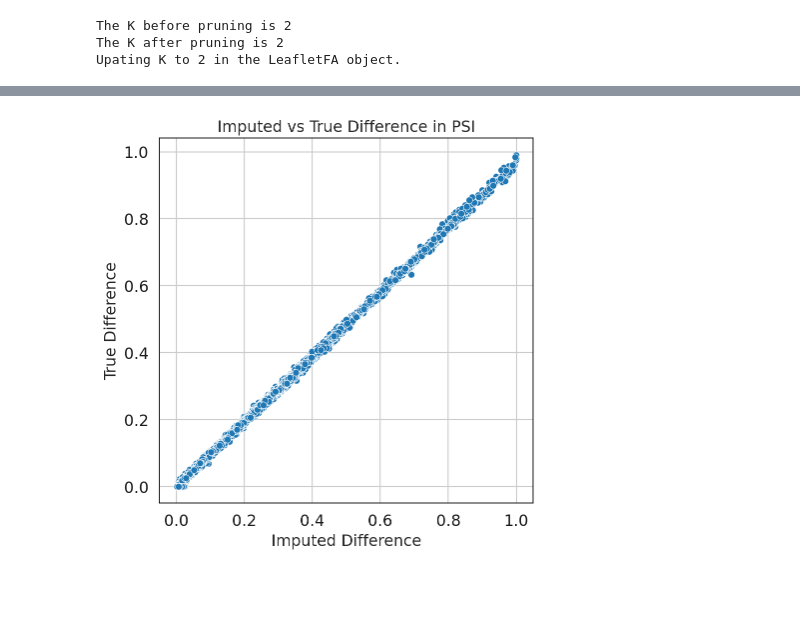
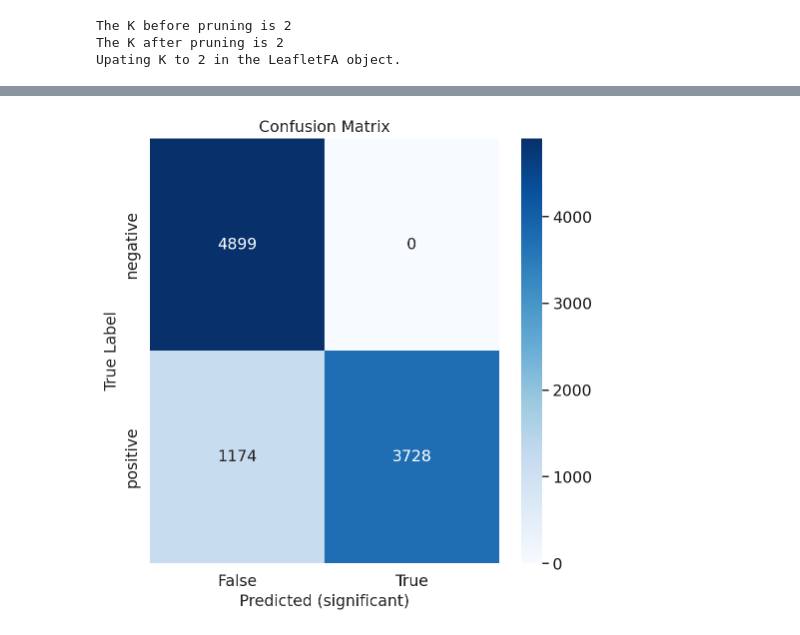
Before and after one commit to daklab/LeafletFA, a Jupyter notebook: notebooks/archive/simulation_analysis/leafletfa_simulation_test.ipynb, the cells around one changed output, grey strips where cells are left out. Cells and saved outputs as stored; diff of their text form; code cells hidden in the pictures; blank space fills up the shorter version.

```diff
--- a/notebooks/archive/simulation_analysis/leafletfa_simulation_test.ipynb
+++ b/notebooks/archive/simulation_analysis/leafletfa_simulation_test.ipynb
@@ -195,12 +165,24 @@ lr = 0.8
+# %%
+num_inits = params["num_inits"]
+num_epochs = params["num_epochs"]
+num_samples = params["num_samples"]
+lr = params["lr"]
+ELBO_num_particles = params["ELBO_num_particles"]
+print_epochs = 10
+# %%
+lr = 0.7
+num_inits = 2
 # %%
 # Let's initialize the LeafletFA class
-leaflet_model = LeafletFA.LeafletFA(adata=adata_input, K=K, junc_specific_prior = junc_specific_prior,
+leaflet_model = LeafletFA.LeafletFA(adata=adata_input, K=K,
+                                    junc_specific_prior = junc_specific_prior,
                                     waypoints_use=waypoints_use,
                            input_conc_prior = input_conc,
-                           num_epochs=num_epochs, print_epochs=print_epochs,
-                           ELBO_num_particles=10,
+                           num_epochs=200,
+                           print_epochs=print_epochs,
+                           ELBO_num_particles=ELBO_num_particles,
                            lr=lr, gamma=0.05,
-                           num_samples=num_samples)
+                           num_samples=500)
 
 # Convert AnnData into PyTorch tensors for model training
 leaflet_model.from_anndata()
@@ -329,15 +342,57 @@ adata_input.var = pd.concat([adata_input.var, factor_psi_df], axis=1)
 # %%
-# Plot scatterplot correlation between imputed difference and true difference
-plt.figure(figsize=(6, 6))
-sns.scatterplot(x="imputed_diff", y="difference", data=adata_input.var)
-plt.xlabel("Imputed Difference")
-plt.ylabel("True Difference")
-plt.title("Imputed vs True Difference in PSI")
-plt.show()
+if K == 2:
+    results_dict, results_df = ds.analyze_differential_splicing(leaflet_model, factor_idx = 0,
+                                                            fdr_threshold=0.05,
+                                                            min_effect_size=0.1)
 
-# Calculate pearson and spearman correlation
-pearson_corr = stats.pearsonr(adata_input.var["imputed_diff"], adata_input.var["difference"])[0]
-spearman_corr = stats.spearmanr(adata_input.var["imputed_diff"], adata_input.var["difference"])[0]
-print(f"Pearson correlation between imputed and true difference: {pearson_corr}")
-print(f"Spearman correlation between imputed and true difference: {spearman_corr}")
+    # Add results_df to adata_input.var
+    adata_input.var = pd.concat([adata_input.var, results_df], axis=1)
+
+    # Relabel positive true_label junctions as negative if their difference is less than 0.15 (not doing atm)
+    adata_input.var["adjusted_true_label"] = adata_input.var["true_label"]
+
+    # Create confusion matrix directly from DataFrame
+    conf_matrix = pd.crosstab(adata_input.var['adjusted_true_label'], adata_input.var['significant'],
+                             normalize=False)  # set to True if you want percentages
+
+    # Plot
+    sns.heatmap(conf_matrix, annot=True, fmt='d', cmap='Blues')
+    plt.title('Confusion Matrix')
+    plt.xlabel('Predicted (significant)')
+    plt.ylabel('True Label')
+    plt.show()
+
+    # add absolute effective size
+    adata_input.var["abs_effect_size"] = np.abs(adata_input.var["effect_size"])
+    # Plot scatterplot correlation between imputed difference and true difference
+    plt.figure(figsize=(6, 6))
+    sns.scatterplot(x="abs_effect_size", y="difference", data=adata_input.var)
+    plt.xlabel("DS Effect Size")
+    plt.ylabel("True Estimated Difference")
+    plt.title("Imputed vs True Difference in PSI")
+    plt.show()
+
+    # Calculate pearson and spearman correlation
+    pearson_corr = stats.pearsonr(adata_input.var["abs_effect_size"], adata_input.var["difference"])[0]
+    spearman_corr = stats.spearmanr(adata_input.var["abs_effect_size"], adata_input.var["difference"])[0]
+    print(f"Pearson correlation between abs_effect_size and true difference: {pearson_corr}")
+    print(f"Spearman correlation between abs_effect_size and true difference: {spearman_corr}")
+
+    xlabel = "Estimated Effect Size B_j"
+    ylabel = "Frequency"
+
+    # color by adjusted_true_label
+    plt.figure(figsize=(6, 6))
+    sns.histplot(data=adata_input.var, x="effect_size", hue="adjusted_true_label")
+    plt.xlabel(xlabel)
+    plt.ylabel(ylabel)
+
+    true_positive_junctions = set(adata_input.var[adata_input.var["adjusted_true_label"] == "positive"].index)
+    df_fdr_results = ds.calibration_test(leaflet_model, true_positive_junctions, min_effect_size=0.1)
+
+    # Example usage
+    precision, recall, auc_pr = ds.plot_precision_recall_curve(adata_input, results_df)
+
+    # Example usage
+    fpr, tpr, auc_roc = ds.plot_roc_curve(adata_input, results_df)
 # %% [output]
@@ -344 +401 @@ print(f"Spearman correlation between imputed and true difference: {spearman_corr
-[figure, old version]
+[figure, new version]
```
Also changed, not shown: parts of 40 cells of this notebook, 13 other files.
